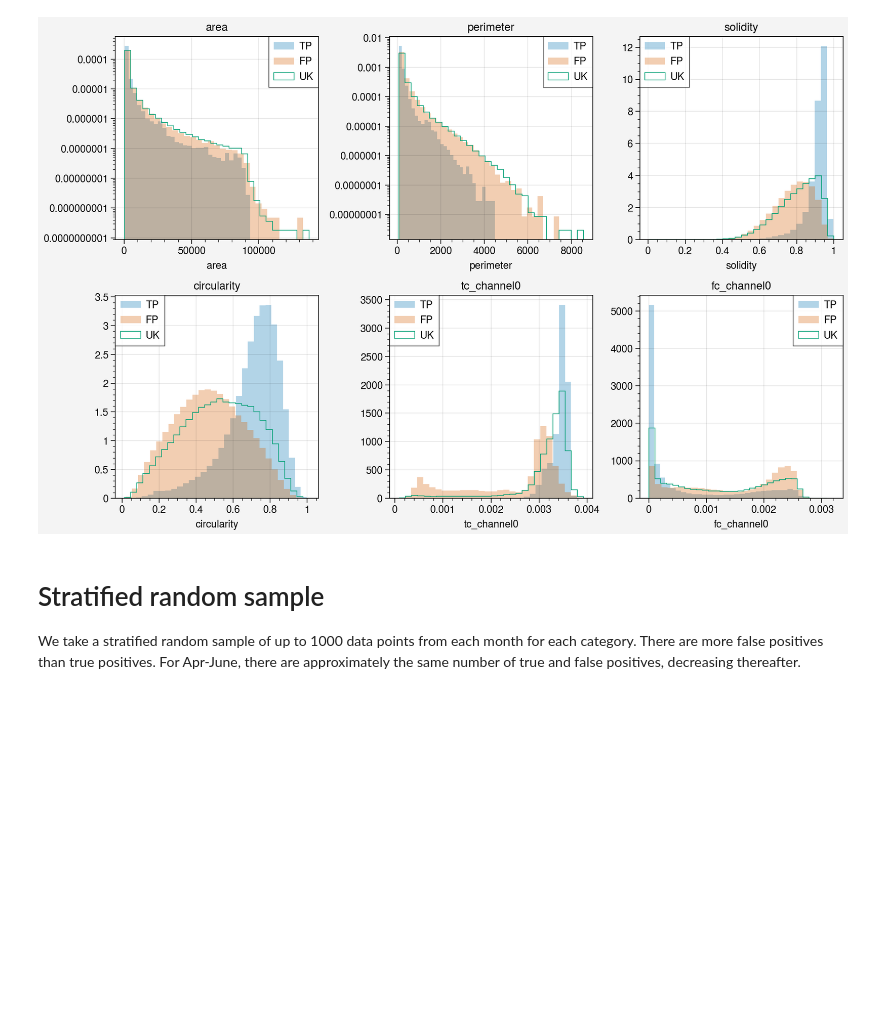
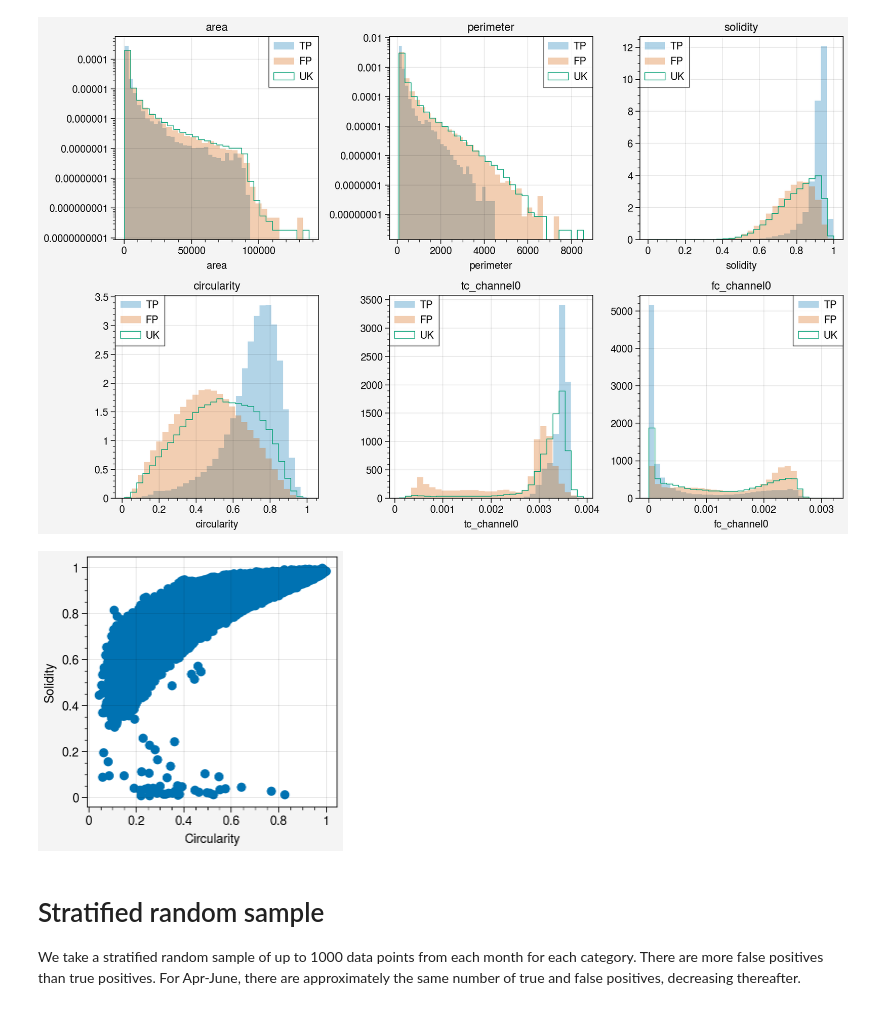
Before and after one commit to WilhelmusLab/process_fram_strait_v0, a Jupyter notebook: notebooks/logistic_regression_classifier.ipynb, the cells around one changed output. Cells and saved outputs as stored; diff of their text form; code cells hidden in the pictures; blank space fills up the shorter version.

```diff
--- a/notebooks/logistic_regression_classifier.ipynb
+++ b/notebooks/logistic_regression_classifier.ipynb
@@ -102,41 +154,36 @@ for year in range(2003, 2021):
     ift_df = ift_df.loc[ift_df.area >= 300].copy()
 
     ift_df['circularity'] = 4*np.pi*ift_df['area']/ift_df['perimeter']**2
+    ift_df = ift_df.loc[ift_df.circularity > 0 & ift_df.circularity < 2].copy()
 
     # Scale the pixel brightness data to 0-1
     for var in ['tc_channel0', 'tc_channel1', 'tc_channel2', 'fc_channel0', 'fc_channel1', 'fc_channel2']:
         ift_df[var] = ift_df[var]/255
 
+    # Select the tracked floes
     df_floes = ift_df.loc[ift_df.floe_id != 'unmatched']
 
     # Require a minimum of at least 1 pixel total displacement
     df_floes = df_floes.groupby('floe_id').filter(lambda x: net_displacement_pixels(x) > 1)
 
     # Average speed has to be less than 1.5 m/s and greater than 0.01 m/s
-    # Calculated as path length divided by total elapsed time
     df_floes = df_floes.groupby('floe_id').filter(lambda x: (estimated_mean_speed(x) < 1.5) & \
                 (estimated_mean_speed(x) > 0.01))
 
+    # Default classification is "Unknown"
+    ift_df['classification'] = 'UK'
+
     # Remove SIC=0 and landmasked floes from TP dataset
     df_floes = df_floes.loc[(df_floes.nsidc_sic > 0) & (df_floes.nsidc_sic <= 1)]
-    ift_df['classification'] = 'UK'
     ift_df.loc[ift_df.nsidc_sic == 0, 'classification'] = 'FP'
     ift_df.loc[df_floes.index, 'classification'] = 'TP'
 
     # Mark invalid data as NA. Circularity should always be less than 1 if the true
     # area/perimeter are known. I use 1.2 as an
-    # upper limit to allow for some uncertainty in the calculation.
+    # upper limit to since there is some uncertainty in perimeter calculations for discrete data.
     ift_df.loc[ift_df.circularity > 1.2, 'classification'] = 'UK'
     ift_df.loc[ift_df.tc_channel0.isnull(), 'classification'] = 'UK'
 
-    # Mark floes with very low circularity at false positives
-    # Manually-labeled floe shapes from the calibration dataset (in prep)
-    # never have less than circularity=0.5, and in fact closer to 0.7 is defensible.
-    # This is a strict threshold. Another option would be to sample from these,
-    # preferentiably weighing it to smaller values.
-    ift_df.loc[(ift_df.circularity < 0.5) & \
-               (ift_df.floe_id == 'unmatched'), 'classification'] = 'FP'
-
     filtered_dfs[year] = ift_df.copy()
 # %% [output]
 CPU times: user 49.3 s, sys: 579 ms, total: 49.9 s
@@ -171,6 +355,17 @@ axs[0, 0].format(yscale='log')
 axs[0, 1].format(yscale='log')
 # %% [output]
 [figure]
+# %%
+# Placing this here, as the solidity does provide information not included in the
+# circularity. In particular, we find that for the vast majority of ice floes tagged as
+# true positives, the values that have low circularity nearly always have solidity above 0.3.
+# Potentially,
+fig, ax = pplt.subplots()
+ax.scatter(all_data.loc[all_data.classification=='TP'].circularity.values,
+           all_data.loc[all_data.classification=='TP'].solidity.values)
+ax.format(ylabel='Solidity', xlabel='Circularity')
+# %% [output]
+[figure, added]
 # %% [markdown]
 # Stratified random sample
 We take a stratified random sample of up to 1000 data points from each month for each category. There are more false positives than true positives. For Apr-June, there are approximately the same number of true and false positives, decreasing thereafter.
```
Also changed, not shown: parts of 18 cells of this notebook.
